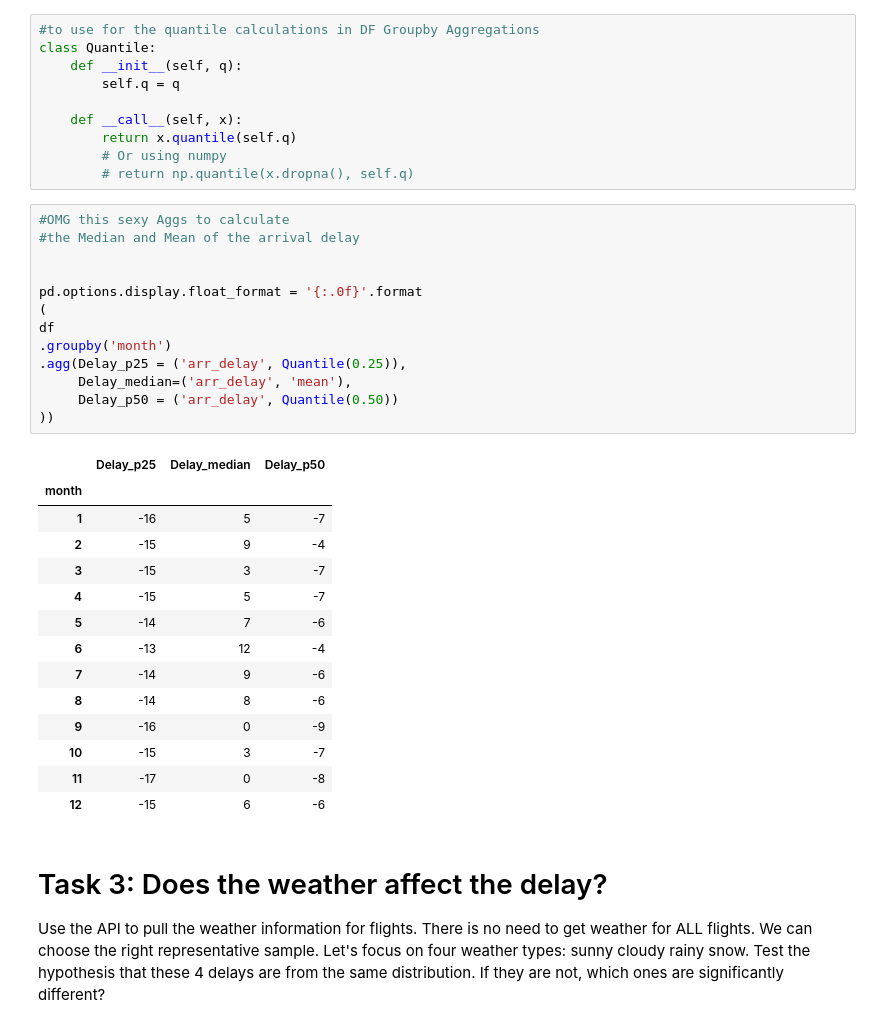
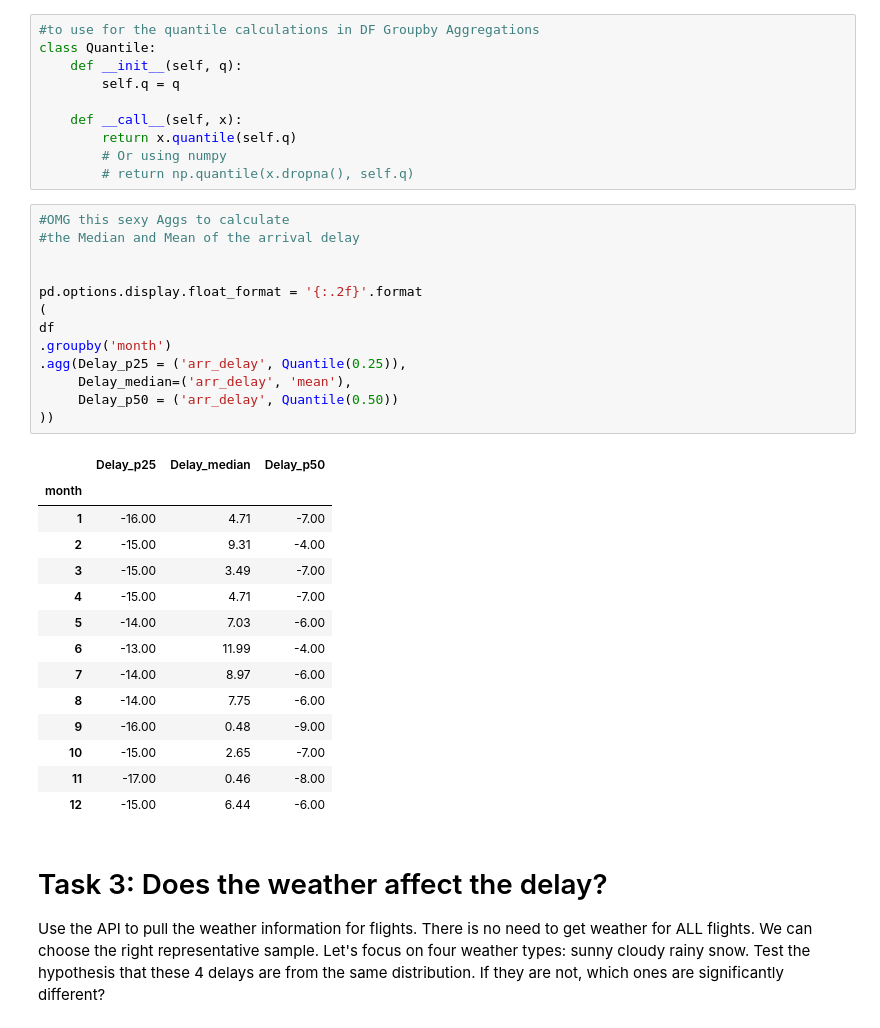
Before and after one commit to Some7hing0riginal/lighthouselabs-midterm1, a Jupyter notebook: Explorationsv2.ipynb, the cells around one changed output. Drawn from its saved outputs; the diff is of its cells as text.

```diff
--- a/Explorationsv2.ipynb
+++ b/Explorationsv2.ipynb
@@ -216,31 +216,31 @@ class Quantile:
 # %%
 #OMG this sexy Aggs to calculate
 #the Median and Mean of the arrival delay
 
 
-pd.options.display.float_format = '{:.0f}'.format
+pd.options.display.float_format = '{:.2f}'.format
 (
 df
 .groupby('month')
 .agg(Delay_p25 = ('arr_delay', Quantile(0.25)),
      Delay_median=('arr_delay', 'mean'),
      Delay_p50 = ('arr_delay', Quantile(0.50))
 ))
 # %% [output]
 |  | Delay_p25 | Delay_median | Delay_p50 |
 | month |  |  |  |
-| 1 | -16 | 5 | -7 |
-| 2 | -15 | 9 | -4 |
-| 3 | -15 | 3 | -7 |
-| 4 | -15 | 5 | -7 |
-| 5 | -14 | 7 | -6 |
-| 6 | -13 | 12 | -4 |
-| 7 | -14 | 9 | -6 |
-| 8 | -14 | 8 | -6 |
-| 9 | -16 | 0 | -9 |
-| 10 | -15 | 3 | -7 |
-| 11 | -17 | 0 | -8 |
-| 12 | -15 | 6 | -6 |
+| 1 | -16.00 | 4.71 | -7.00 |
+| 2 | -15.00 | 9.31 | -4.00 |
+| 3 | -15.00 | 3.49 | -7.00 |
+| 4 | -15.00 | 4.71 | -7.00 |
+| 5 | -14.00 | 7.03 | -6.00 |
+| 6 | -13.00 | 11.99 | -4.00 |
+| 7 | -14.00 | 8.97 | -6.00 |
+| 8 | -14.00 | 7.75 | -6.00 |
+| 9 | -16.00 | 0.48 | -9.00 |
+| 10 | -15.00 | 2.65 | -7.00 |
+| 11 | -17.00 | 0.46 | -8.00 |
+| 12 | -15.00 | 6.44 | -6.00 |
 # %% [markdown]
 # Task 3: Does the weather affect the delay?
 Use the API to pull the weather information for flights. There is no need to get weather for ALL flights. We can choose the right representative sample. Let's focus on four weather types:
```
Also changed, not shown: parts of 16 cells of this notebook.
